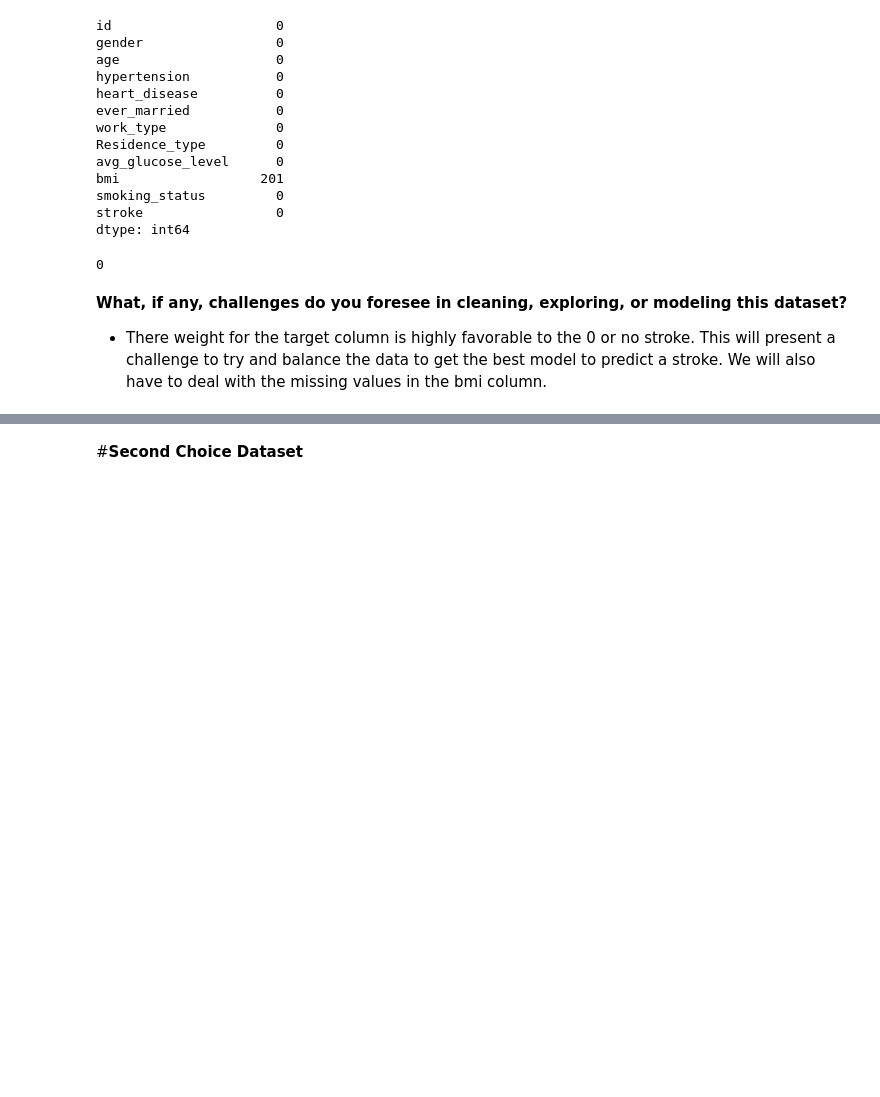
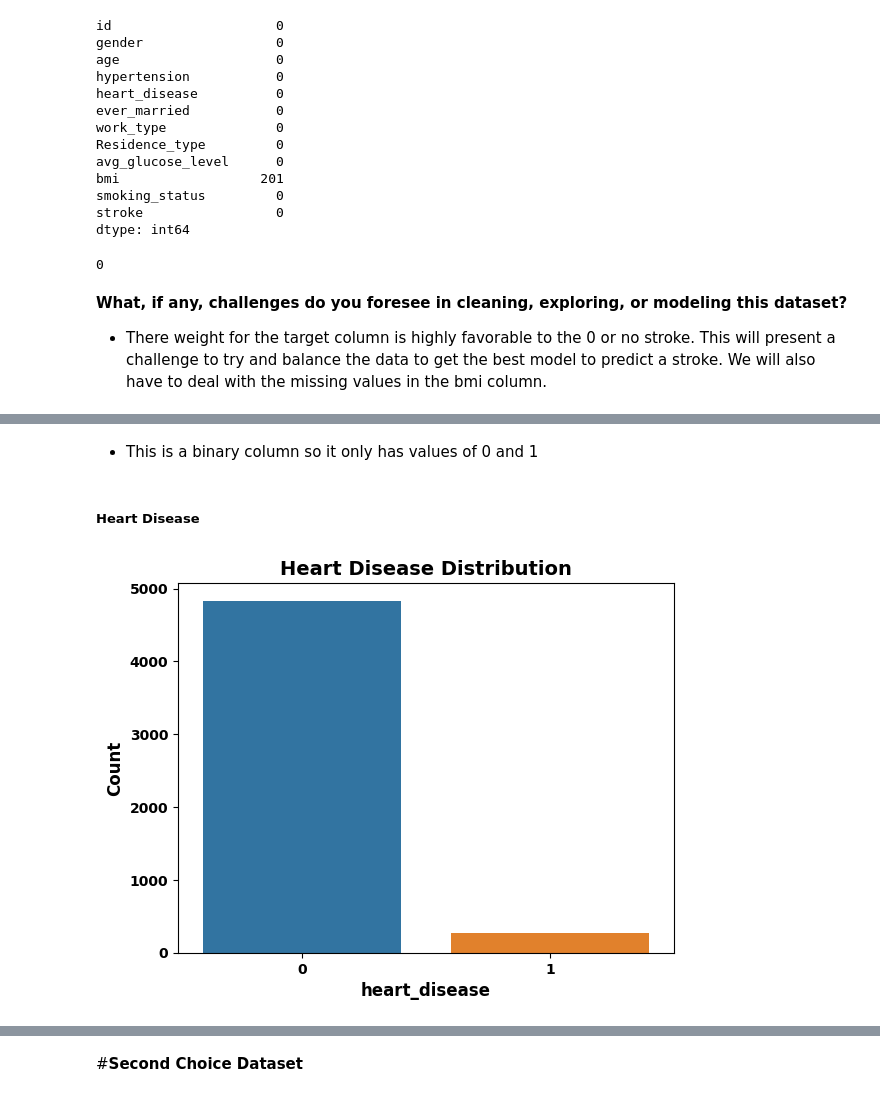
Before and after one commit to evany24/Stroke-Prediction, a Jupyter notebook: Stroke_Prediction.ipynb, the cells around one changed output, grey strips where cells are left out. Saved outputs shown, nothing was run; the diff lists cells and outputs as text; code cells hidden in the pictures; blank space fills up the shorter version.

```diff
--- a/Stroke_Prediction.ipynb
+++ b/Stroke_Prediction.ipynb
@@ -105,0 +427,16 @@ df_stroke.duplicated().sum()
+# %% [markdown]
+- This is a binary column so it only has values of 0 and 1
+# %% [markdown]
+##### Heart Disease
+# %%
+#Define a MatplotLib ax object using seaborn.countplot()
+ax = sns.countplot(data=df_stroke,
+                   x='heart_disease')
+plt.xticks(fontsize=10, weight='bold')
+plt.yticks(fontsize=10, weight='bold')
+ax.set_xlabel('heart_disease', fontsize=12, weight='bold')
+ax.set_ylabel('Count', fontsize=12, weight='bold')
+# Set Title
+ax.set_title('Heart Disease Distribution', fontsize = 14, weight = 'bold');
+# %% [output]
+[figure, added]
```
Also changed, not shown: parts of 82 cells of this notebook.
